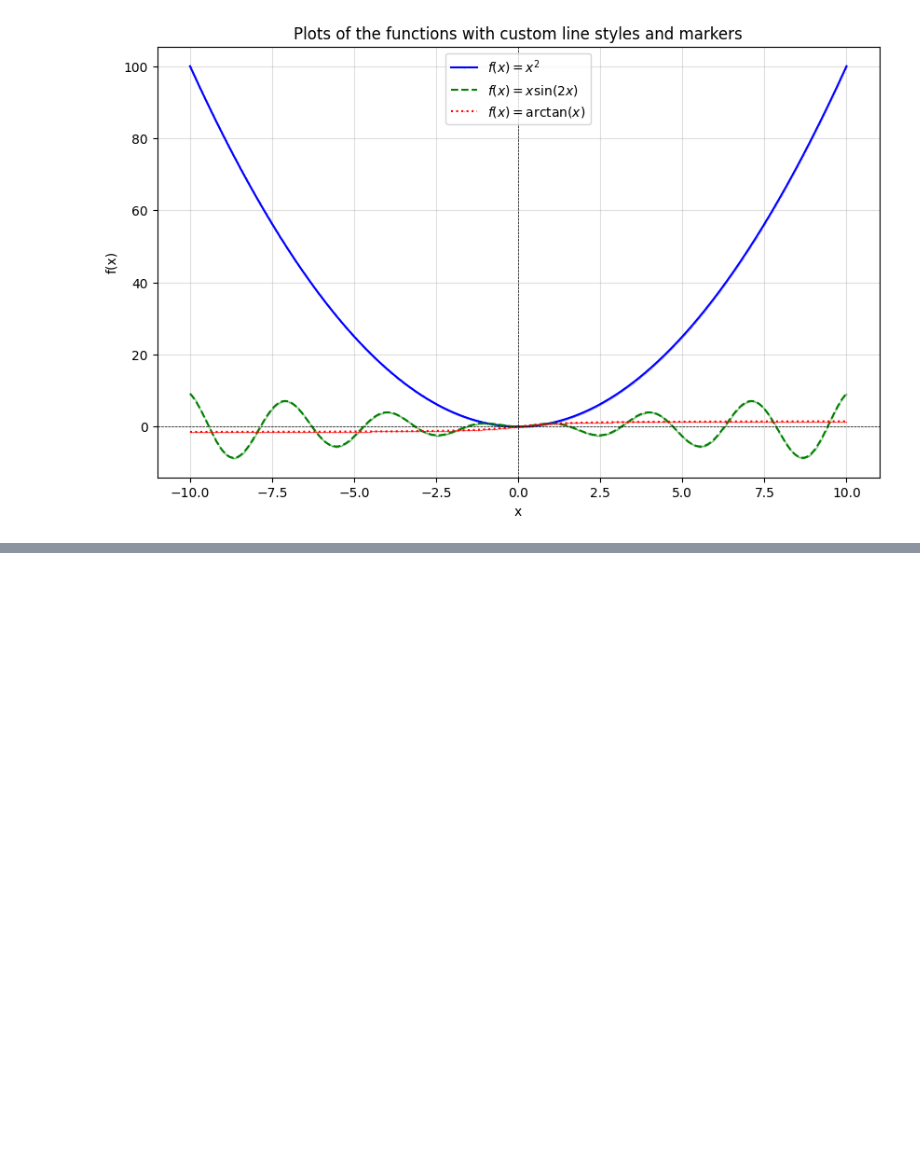
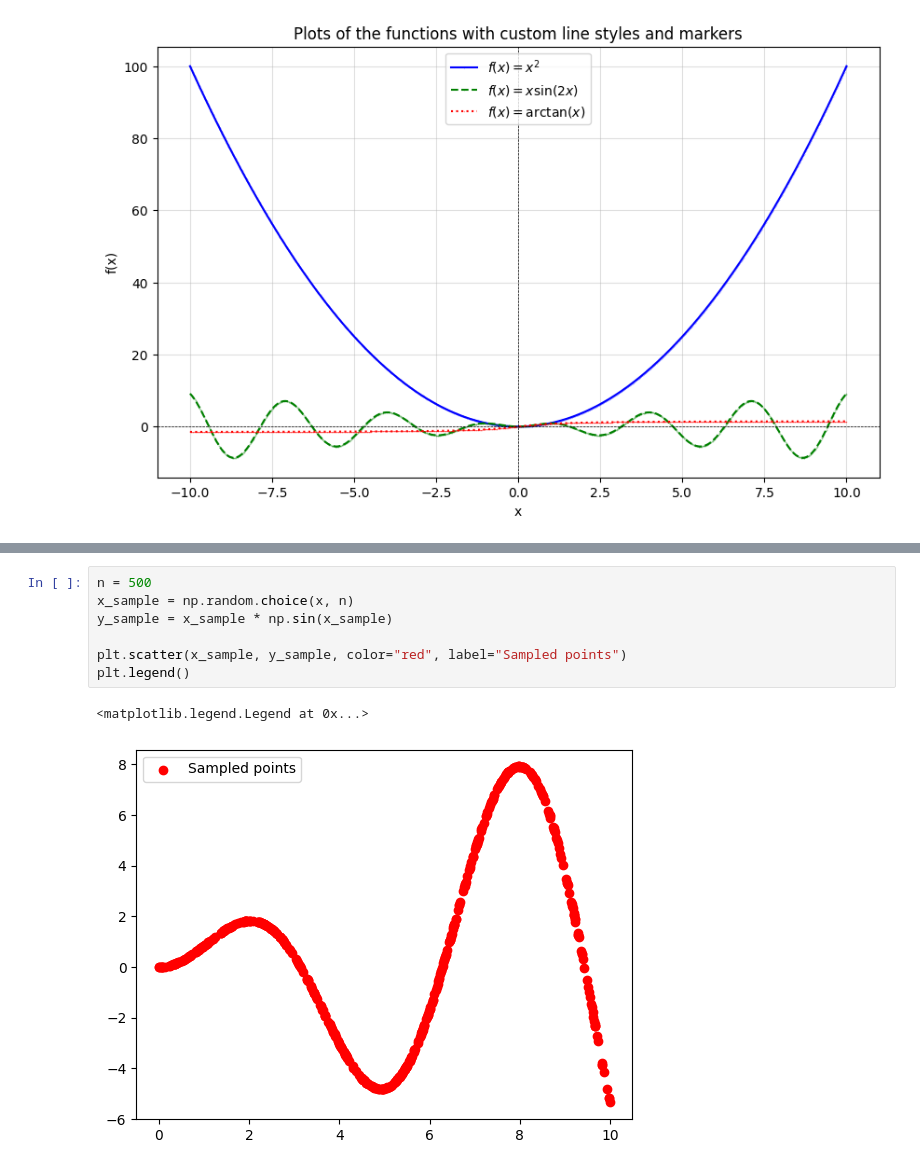
Before and after one commit to pankace/python3_plot_v2, a Jupyter notebook: plot.ipynb, the cells around one changed output, grey strips where cells are left out. Saved outputs shown, nothing was run; the diff lists cells and outputs as text; blank space fills up the shorter version.

```diff
--- a/plot.ipynb
+++ b/plot.ipynb
@@ -47,0 +88,10 @@ plt.show()
+# %%
+n = 500
+x_sample = np.random.choice(x, n)
+y_sample = x_sample * np.sin(x_sample)
+
+plt.scatter(x_sample, y_sample, color="red", label="Sampled points")
+plt.legend()
+# %% [output]
+<matplotlib.legend.Legend at 0x...>
+[figure, added]
```
Also changed, not shown: parts of 6 cells of this notebook, 2 other files.
